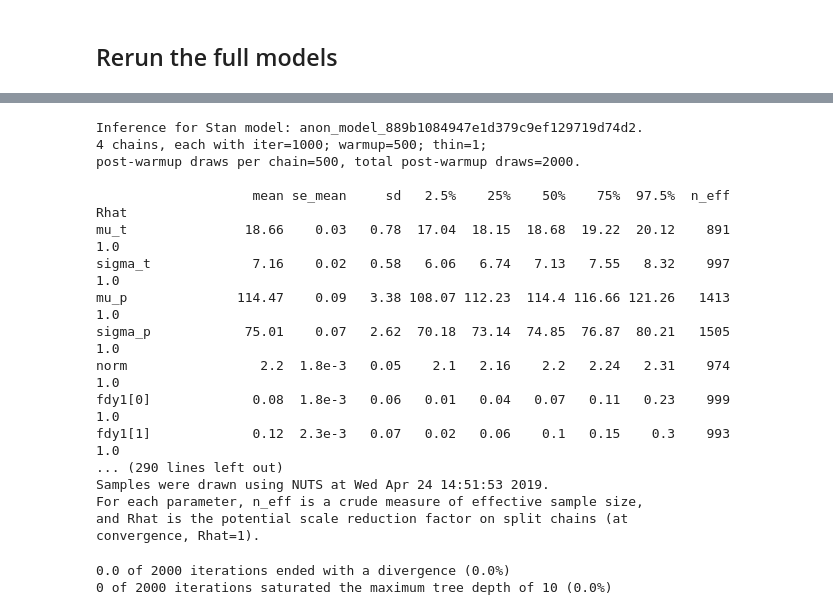
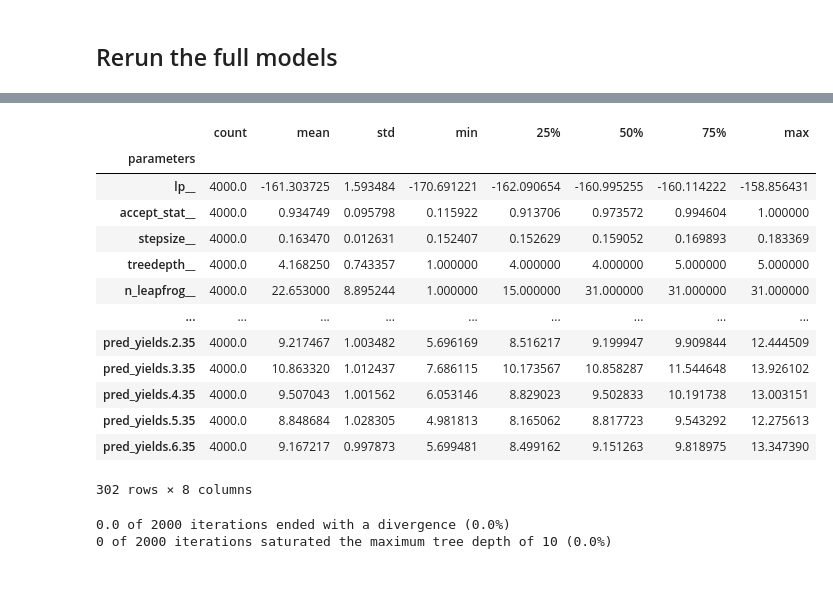
Before and after one commit to AnisaAubin/facynation, a Jupyter notebook: 6_Warming_impact.ipynb, the cells around one changed output, grey strips where cells are left out. Saved outputs shown, nothing was run; the diff lists cells and outputs as text; code cells hidden in the pictures; blank space fills up the shorter version.

```diff
--- a/6_Warming_impact.ipynb
+++ b/6_Warming_impact.ipynb
@@ -362,24 +390,22 @@ fit=gm2.sampling(data=data2,chains=4,iter=1000,verbose=True,seed=1308)
-# %%
-
-fit
-# %% [output]
-Inference for Stan model: anon_model_889b1084947e1d379c9ef129719d74d2.
-4 chains, each with iter=1000; warmup=500; thin=1;
-post-warmup draws per chain=500, total post-warmup draws=2000.
-
-                    mean se_mean     sd   2.5%    25%    50%    75%  97.5%  n_eff   Rhat
-mu_t               18.66    0.03   0.78  17.04  18.15  18.68  19.22  20.12    891    1.0
-sigma_t             7.16    0.02   0.58   6.06   6.74   7.13   7.55   8.32    997    1.0
-mu_p              114.47    0.09   3.38 108.07 112.23  114.4 116.66 121.26   1413    1.0
-sigma_p            75.01    0.07   2.62  70.18  73.14  74.85  76.87  80.21   1505    1.0
-norm                 2.2  1.8e-3   0.05    2.1   2.16    2.2   2.24   2.31    974    1.0
-fdy1[0]             0.08  1.8e-3   0.06   0.01   0.04   0.07   0.11   0.23    999    1.0
-fdy1[1]             0.12  2.3e-3   0.07   0.02   0.06    0.1   0.15    0.3    993    1.0
-... (290 lines left out)
-Samples were drawn using NUTS at Wed Apr 24 14:51:53 2019.
-For each parameter, n_eff is a crude measure of effective sample size,
-and Rhat is the potential scale reduction factor on split chains (at
-convergence, Rhat=1).
+# %%
+df = fit.to_frame()
+df.describe().T
+# fit
+# %% [output]
+|  | count | mean | std | min | 25% | 50% | 75% | max |
+| parameters |  |  |  |  |  |  |  |  |
+| lp__ | 4000.0 | -161.303725 | 1.593484 | -170.691221 | -162.090654 | -160.995255 | -160.114222 | -158.856431 |
+| accept_stat__ | 4000.0 | 0.934749 | 0.095798 | 0.115922 | 0.913706 | 0.973572 | 0.994604 | 1.000000 |
+| stepsize__ | 4000.0 | 0.163470 | 0.012631 | 0.152407 | 0.152629 | 0.159052 | 0.169893 | 0.183369 |
+| treedepth__ | 4000.0 | 4.168250 | 0.743357 | 1.000000 | 4.000000 | 4.000000 | 5.000000 | 5.000000 |
+| n_leapfrog__ | 4000.0 | 22.653000 | 8.895244 | 1.000000 | 15.000000 | 31.000000 | 31.000000 | 31.000000 |
+| ... | ... | ... | ... | ... | ... | ... | ... | ... |
+| pred_yields.2.35 | 4000.0 | 9.217467 | 1.003482 | 5.696169 | 8.516217 | 9.199947 | 9.909844 | 12.444509 |
+| pred_yields.3.35 | 4000.0 | 10.863320 | 1.012437 | 7.686115 | 10.173567 | 10.858287 | 11.544648 | 13.926102 |
+| pred_yields.4.35 | 4000.0 | 9.507043 | 1.001562 | 6.053146 | 8.829023 | 9.502833 | 10.191738 | 13.003151 |
+| pred_yields.5.35 | 4000.0 | 8.848684 | 1.028305 | 4.981813 | 8.165062 | 8.817723 | 9.543292 | 12.275613 |
+| pred_yields.6.35 | 4000.0 | 9.167217 | 0.997873 | 5.699481 | 8.499162 | 9.151263 | 9.818975 | 13.347390 |
+302 rows × 8 columns
 # %%
 
 # carry out some diagnostic checks on fit
```
Also changed, not shown: parts of 30 cells of this notebook, 5 other files.
